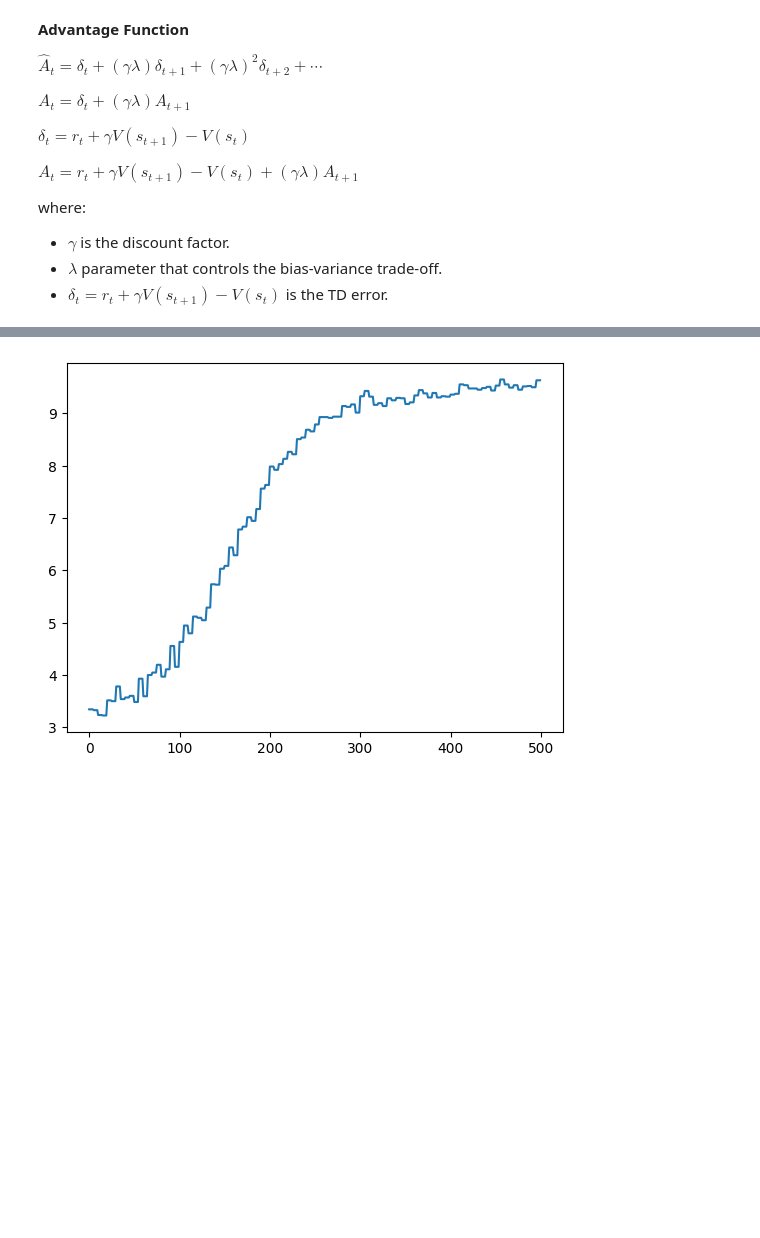
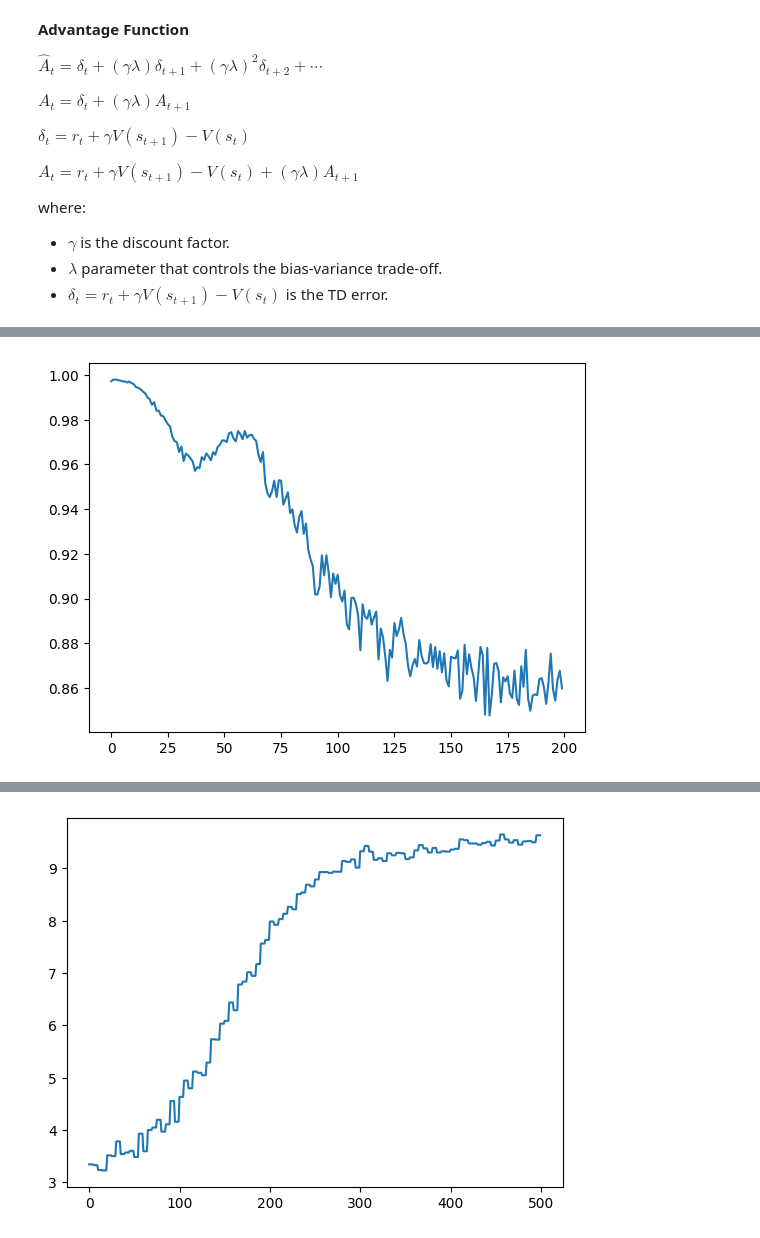
Before and after one commit to FrensiZ/adversial_learning, a Jupyter notebook: adversial_learning.ipynb, the cells around one changed output, grey strips where cells are left out. Cells and saved outputs as stored; diff of their text form; code cells hidden in the pictures; blank space fills up the shorter version.

```diff
--- a/adversial_learning.ipynb
+++ b/adversial_learning.ipynb
@@ -939,3 +956,8 @@ Batch Update 499 - Reward: 9.6328 - Policy Loss: -0.0021 - Value Loss: 6.2073 -
+# %%
+plt.plot(model_PPO.expl_var)
+plt.show()
+# %% [output]
+[figure, added]
 # %%
 plt.plot(model_PPO.kl_div)
 plt.show()
```
Also changed, not shown: parts of 6 cells of this notebook.
